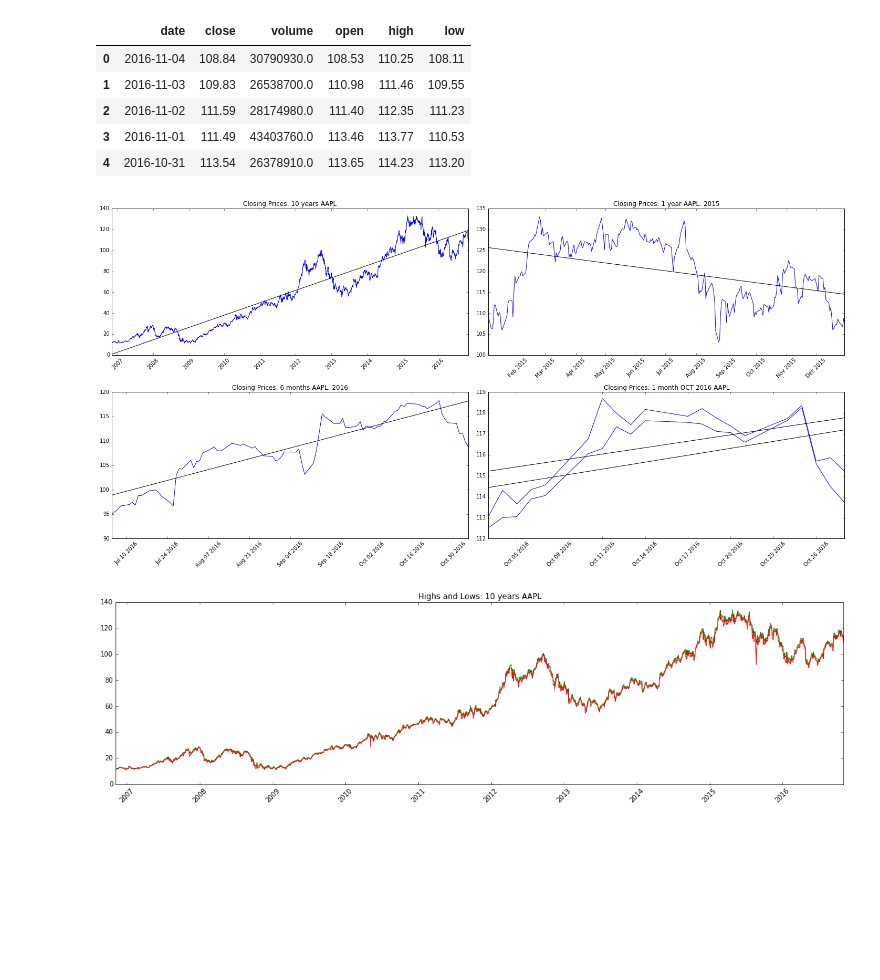
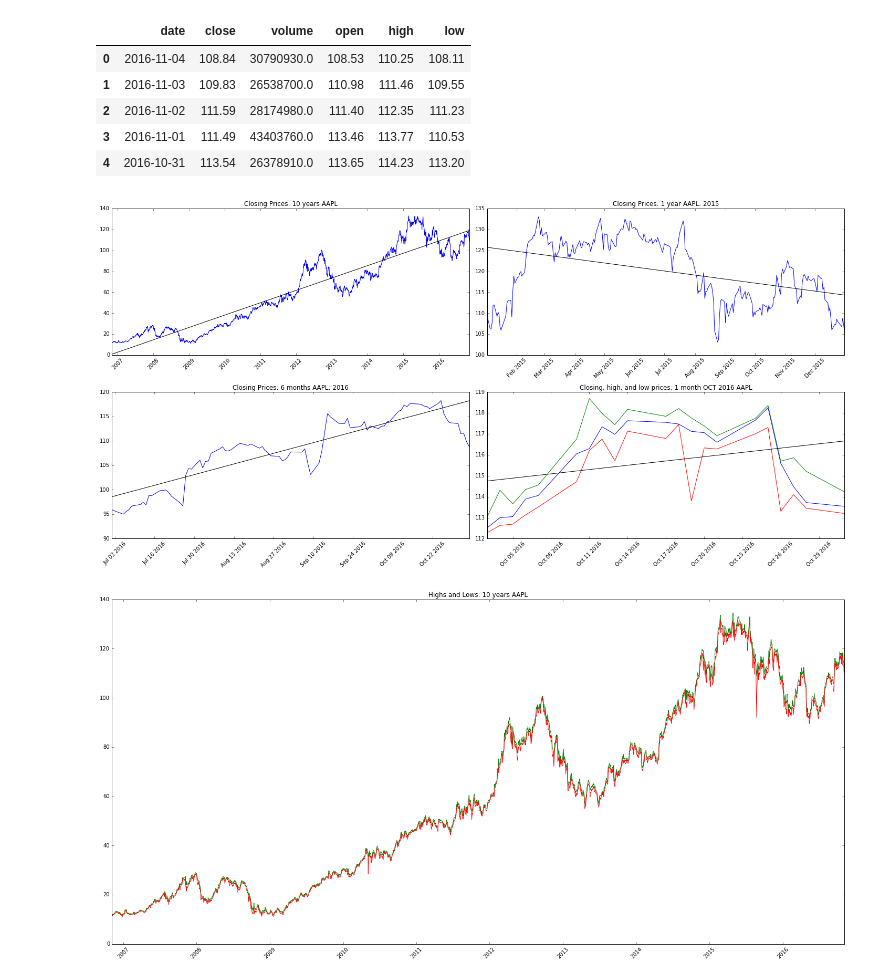
Before and after one commit to alexanderplin/CS109-Final-Project, a Jupyter notebook: Data Exploration.ipynb, the cells around one changed output. Drawn from its saved outputs; the diff is of its cells as text; code cells hidden in the pictures; blank space fills up the shorter version.

```diff
--- a/Data Exploration.ipynb
+++ b/Data Exploration.ipynb
@@ -76,38 +78,49 @@ aapl_data.head(n=5)
 | 3 | 2016-11-01 | 111.49 | 43403760.0 | 113.46 | 113.77 | 110.53 |
 | 4 | 2016-10-31 | 113.54 | 26378910.0 | 113.65 | 114.23 | 113.20 |
 # %%
+""" Function that filters stock data according to the input start and end dates (inclusive)
+    Input and output data are pandas dataframes """
 def filter_data_by_date(data, date_start, date_end):
-    return data[(data['date'] > date_start) & (data['date'] < date_end)]
+    return data[(data['date'] >= date_start) & (data['date'] <= date_end)]
 
+""" Function plots graph of data
+        data: a dataframe
+        ax: axis to be plotted on
+        option: 'close' (default), 'volume', 'open', 'high', or 'low'
+        title: title of the plot (string)
+        lin_reg: whether to fit and plot LR line
+        color: color of line """
 def plot_stock_data(data, ax, option="close", title="", lin_reg=False, color='b'):
     ax.set_title(title)
     ax.plot(data['date'].values, data[option].values, c=color)
 
     if(lin_reg):
         lin_reg = linear_model.LinearRegression()
         x_vals = np.arange(len(data['date'].values)).reshape(len(data['date'].values),1)
         lin_reg.fit(x_vals, data[option].values)
         y = lin_reg.predict([[0],[len(data['date'].values)-1]])
         ax.plot([data['date'].values[0], data['date'].values[len(data['date'].values)-1]], y, c='black')
 
     for tick in ax.get_xticklabels():
         tick.set_rotation(45)
 
     return ax
 
 fig, ax = plt.subplots(2, 2, figsize=(20, 10))
 plot_stock_data(aapl_data, ax[0][0], title="Closing Prices: 10 years AAPL", lin_reg=True)
 plot_stock_data(filter_data_by_date(aapl_data,'2015-1-1', '2015-12-31'), ax[0][1], title="Closing Prices: 1 year AAPL: 2015", lin_reg=True)
 plot_stock_data(filter_data_by_date(aapl_data,'2016-7-1', '2016-12-31'), ax[1][0], title="Closing Prices: 6 months AAPL: 2016", lin_reg=True)
 plot_stock_data(filter_data_by_date(aapl_data,'2016-10-1', '2016-10-31'), ax[1][1], title="Closing Prices: 1 month OCT 2016 AAPL", lin_reg=True)
-plot_stock_data(filter_data_by_date(aapl_data,'2016-10-1', '2016-10-31'), ax[1][1], option='high',title="Closing Prices: 1 month OCT 2016 AAPL", lin_reg=True)
+plot_stock_data(filter_data_by_date(aapl_data,'2016-10-1', '2016-10-31'), ax[1][1], option='high', title="Closing Prices: 1 month OCT 2016 AAPL", color='g')
+plot_stock_data(filter_data_by_date(aapl_data,'2016-10-1', '2016-10-31'), ax[1][1], option='low', title="Closing, high, and low prices: 1 month OCT 2016 AAPL", color='r')
 plt.tight_layout()
 plt.show()
 
-fig, ax = plt.subplots(1, 1, figsize=(20, 5))
-plot_stock_data(aapl_data, ax, option='high' ,title="Highs and Lows: 10 years AAPL", color='g')
-plot_stock_data(aapl_data, ax, option='low' ,title="Highs and Lows: 10 years AAPL", color='r')
+fig, ax = plt.subplots(1, 1, figsize=(20, 10))
+plot_stock_data(aapl_data, ax, option='high', title="Highs and Lows: 10 years AAPL", color='g')
+plot_stock_data(aapl_data, ax, option='low', title="Highs and Lows: 10 years AAPL", color='r')
+plt.tight_layout()
 plt.show()
 # %% [output]
-[figure, old version]
+[figure, new version]
-[figure, old version]
+[figure, new version]
```
Also changed, not shown: parts of 4 cells of this notebook.
